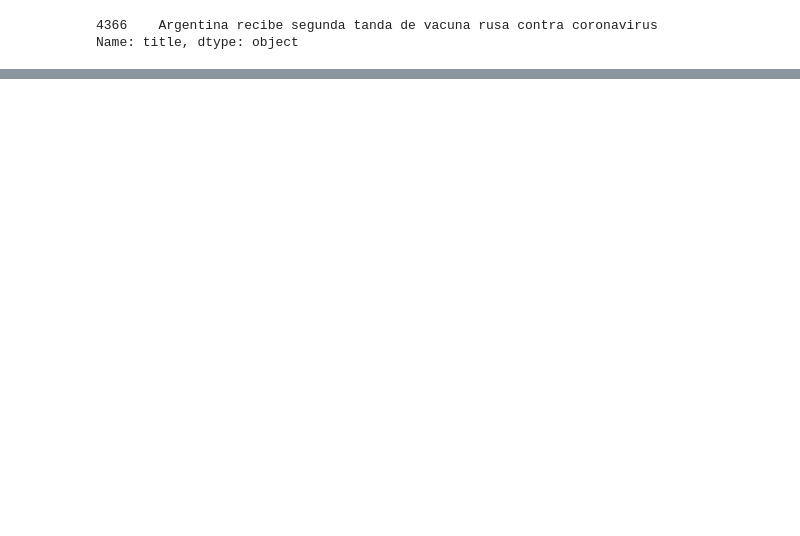
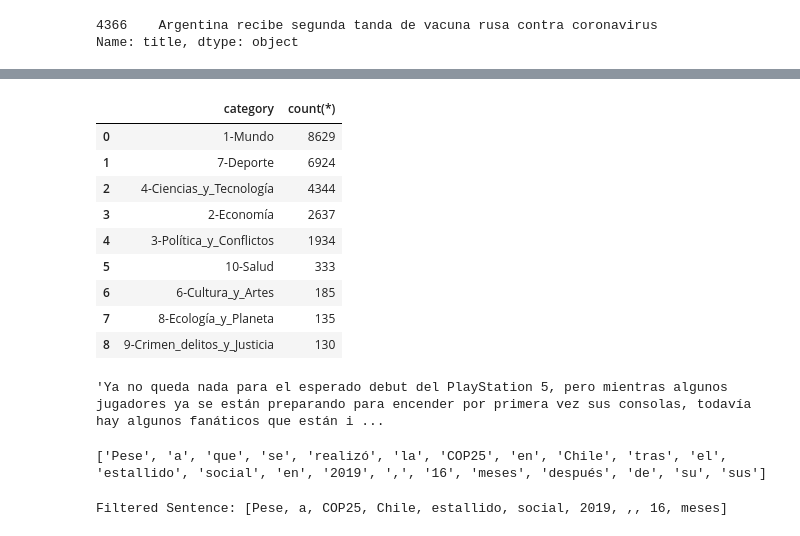
Before and after one commit to matiasbarram/INFO279-TAL-Proyecto, a Jupyter notebook: intento_01_clasificacion_noticias.ipynb, the cells around one changed output, grey strips where cells are left out. Saved outputs shown, nothing was run; the diff lists cells and outputs as text; code cells hidden in the pictures; blank space fills up the shorter version.

```diff
--- a/intento_01_clasificacion_noticias.ipynb
+++ b/intento_01_clasificacion_noticias.ipynb
@@ -147,13 +168,33 @@ array(['Economia', 'Nacional', 'Tecnologia', 'Deportes', 'Autos',
+# %%
+from pandasql import sqldf
+
+q="""SELECT category, count(*) FROM final_df GROUP BY category ORDER BY count(*) DESC;"""
+result=sqldf(q)
+result
+# %% [output]
+|  | category | count(*) |
+| 0 | 1-Mundo | 8629 |
+| 1 | 7-Deporte | 6924 |
+| 2 | 4-Ciencias_y_Tecnología | 4344 |
+| 3 | 2-Economía | 2637 |
+| 4 | 3-Política_y_Conflictos | 1934 |
+| 5 | 10-Salud | 333 |
+| 6 | 6-Cultura_y_Artes | 185 |
+| 7 | 8-Ecología_y_Planeta | 135 |
+| 8 | 9-Crimen_delitos_y_Justicia | 130 |
+# %%
+text = final_df.sample(n=1)['text'].values[0]
+text
+# %% [output]
+'Ya no queda nada para el esperado debut del PlayStation 5, pero mientras algunos jugadores ya se están preparando para encender por primera vez sus consolas, todavía hay algunos fanáticos que están i ...
 # %%
 # Word tokenization
-from spacy.lang.en import Spanish
+from spacy.lang.es import Spanish
 
 # Load English tokenizer, tagger, parser, NER and word vectors
 nlp = Spanish()
 
-text = """When learning data science, you shouldn't get discouraged!
-Challenges and setbacks aren't failures, they're just part of the journey. You've got this!"""
-
+text = final_df.sample(n=1)['text'].values[0][:100]
 #  "nlp" Object is used to create documents with linguistic annotations.
 my_doc = nlp(text)
 
@@ -162,3 +203,22 @@ token_list = []
 for token in my_doc:
     token_list.append(token.text)
 print(token_list)
+# %% [output]
+['Pese', 'a', 'que', 'se', 'realizó', 'la', 'COP25', 'en', 'Chile', 'tras', 'el', 'estallido', 'social', 'en', '2019', ',', '16', 'meses', 'después', 'de', 'su', 'sus']
+# %%
+#Stop words
+#importing stop words from English language.
+from spacy.lang.es.stop_words import STOP_WORDS
+
+#Implementation of stop words:
+filtered_sent=[]
+
+#  "nlp" Object is used to create documents with linguistic annotations.
+doc = nlp(text)
+
+for word in doc:
+    if word.is_stop==False:
+        filtered_sent.append(word)
+print("Filtered Sentence:",filtered_sent)
+# %% [output]
+Filtered Sentence: [Pese, a, COP25, Chile, estallido, social, 2019, ,, 16, meses]
```
Also changed, not shown: parts of 14 cells of this notebook.
